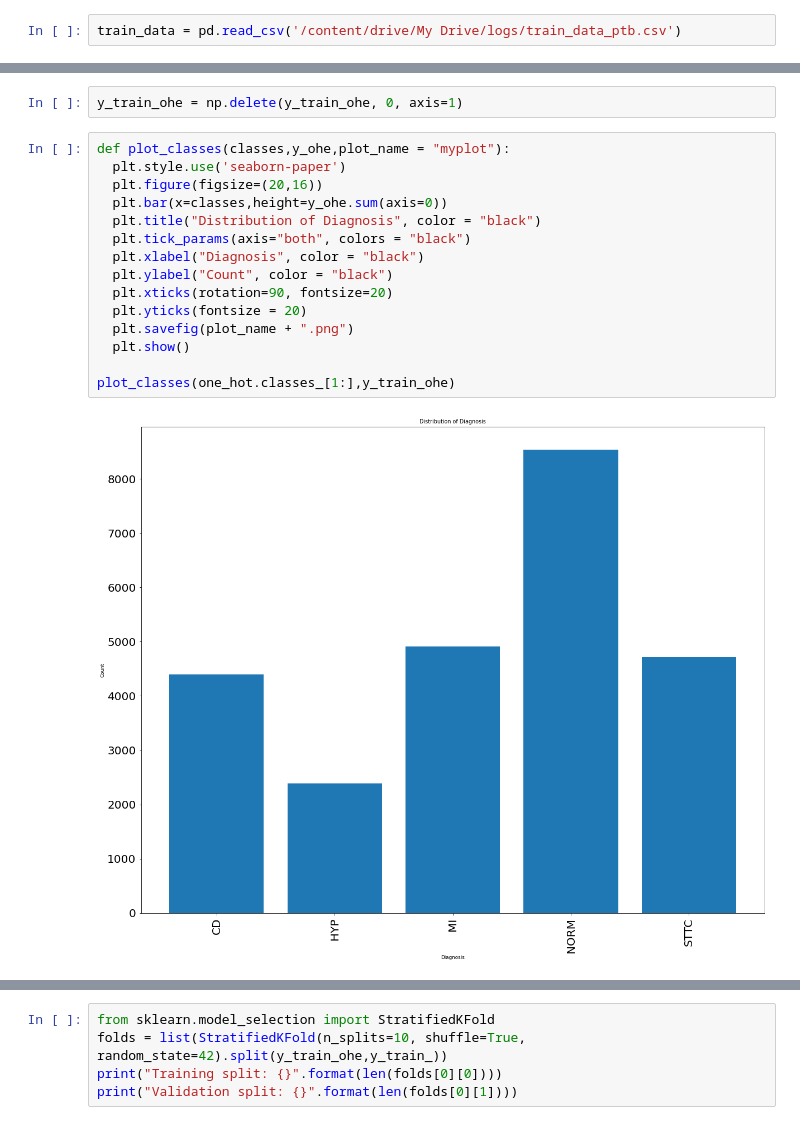
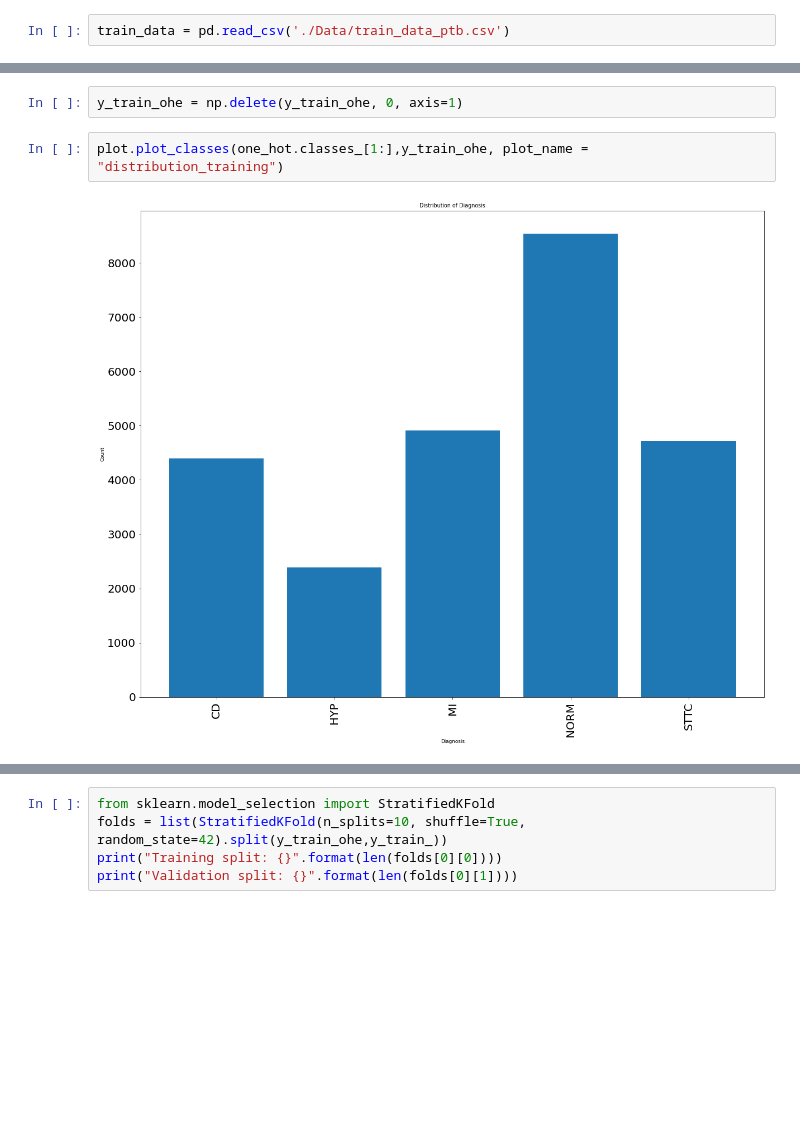
Before and after one commit to Bsingstad/FYS-STK4155-oblig2, a Jupyter notebook: 4b.Classification analysis using Neural Networks (ECG-data).ipynb, the cells around one changed output, grey strips where cells are left out. Saved outputs shown, nothing was run; the diff lists cells and outputs as text; blank space fills up the shorter version.

Commit message:
Remove and add some data ++

```diff
--- a/4b.Classification analysis using Neural Networks (ECG-data).ipynb
+++ b/4b.Classification analysis using Neural Networks (ECG-data).ipynb
@@ -28,3 +38,3 @@ Mounted at /content/drive
 # %%
-train_data = pd.read_csv('/content/drive/My Drive/logs/train_data_ptb.csv')
+train_data = pd.read_csv('./Data/train_data_ptb.csv')
 # %%
@@ -152,21 +131,8 @@ classes: 6
 y_test_ohe = np.delete(y_test_ohe, 0, axis=1)
 # %%
 y_train_ohe = np.delete(y_train_ohe, 0, axis=1)
-# %%
-def plot_classes(classes,y_ohe,plot_name = "myplot"):
-  plt.style.use('seaborn-paper')
-  plt.figure(figsize=(20,16))
-  plt.bar(x=classes,height=y_ohe.sum(axis=0))
-  plt.title("Distribution of Diagnosis", color = "black")
-  plt.tick_params(axis="both", colors = "black")
-  plt.xlabel("Diagnosis", color = "black")
-  plt.ylabel("Count", color = "black")
-  plt.xticks(rotation=90, fontsize=20)
-  plt.yticks(fontsize = 20)
-  plt.savefig(plot_name + ".png")
-  plt.show()
-
-plot_classes(one_hot.classes_[1:],y_train_ohe)
-# %% [output]
-[figure, removed]
+# %%
+plot.plot_classes(one_hot.classes_[1:],y_train_ohe, plot_name = "distribution_training")
+# %% [output]
+[figure, added]
 # %%
```
Also changed, not shown: parts of 24 cells of this notebook, 11 other files.
